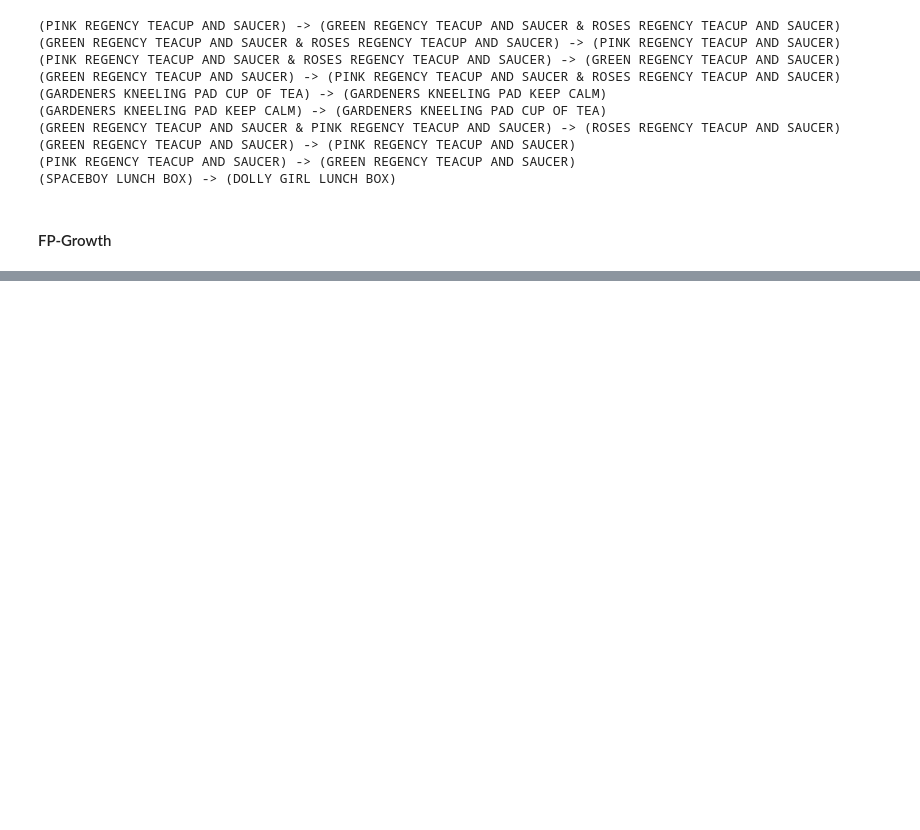
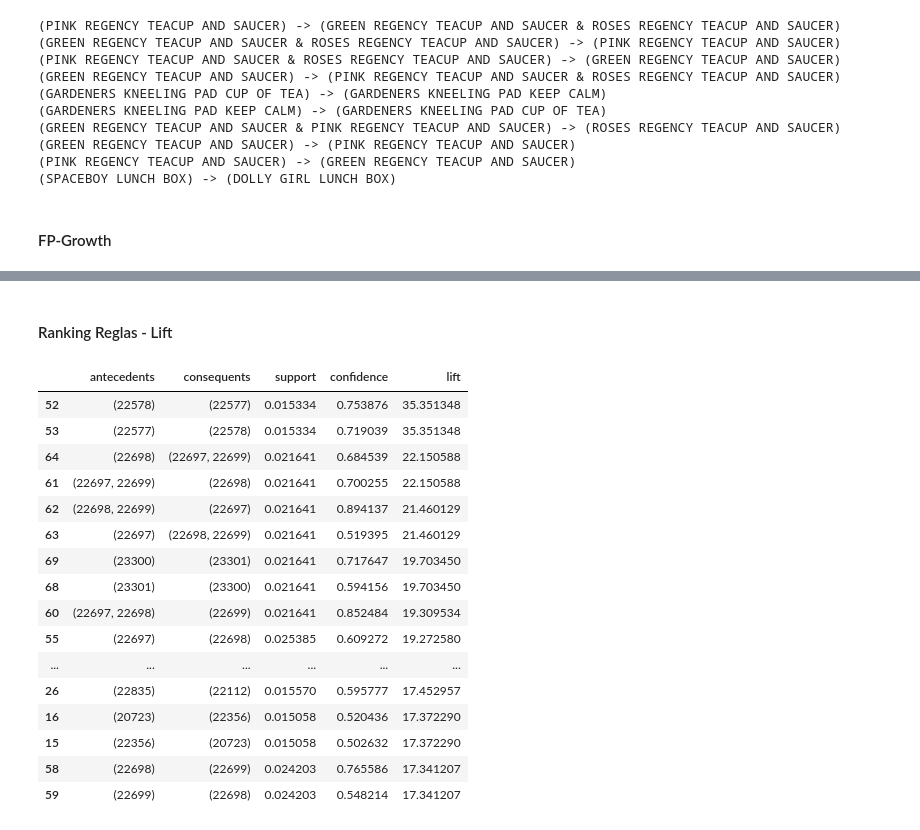
Before and after one commit to jmarrietar/mineria-de-datos, a Jupyter notebook: [Proyecto] Asociación.ipynb, the cells around one changed output, grey strips where cells are left out. Drawn from its saved outputs; the diff is of its cells as text; code cells hidden in the pictures; blank space fills up the shorter version.

```diff
--- a/[Proyecto] Asociación.ipynb
+++ b/[Proyecto] Asociación.ipynb
@@ -360,0 +515,22 @@ Repetir lo hecho arriba pero ahora para FP-Growth
+# %% [markdown]
+#### Ranking Reglas - Lift
+# %%
+rules.sort_values(["lift"], ascending=[False])[0:20]
+# %% [output]
+|  | antecedents | consequents | support | confidence | lift |
+| 52 | (22578) | (22577) | 0.015334 | 0.753876 | 35.351348 |
+| 53 | (22577) | (22578) | 0.015334 | 0.719039 | 35.351348 |
+| 64 | (22698) | (22697, 22699) | 0.021641 | 0.684539 | 22.150588 |
+| 61 | (22697, 22699) | (22698) | 0.021641 | 0.700255 | 22.150588 |
+| 62 | (22698, 22699) | (22697) | 0.021641 | 0.894137 | 21.460129 |
+| 63 | (22697) | (22698, 22699) | 0.021641 | 0.519395 | 21.460129 |
+| 69 | (23300) | (23301) | 0.021641 | 0.717647 | 19.703450 |
+| 68 | (23301) | (23300) | 0.021641 | 0.594156 | 19.703450 |
+| 60 | (22697, 22698) | (22699) | 0.021641 | 0.852484 | 19.309534 |
+| 55 | (22697) | (22698) | 0.025385 | 0.609272 | 19.272580 |
+| ... | ... | ... | ... | ... | ... |
+| 26 | (22835) | (22112) | 0.015570 | 0.595777 | 17.452957 |
+| 16 | (20723) | (22356) | 0.015058 | 0.520436 | 17.372290 |
+| 15 | (22356) | (20723) | 0.015058 | 0.502632 | 17.372290 |
+| 58 | (22698) | (22699) | 0.024203 | 0.765586 | 17.341207 |
+| 59 | (22699) | (22698) | 0.024203 | 0.548214 | 17.341207 |
```
Also changed, not shown: parts of 15 cells of this notebook.
